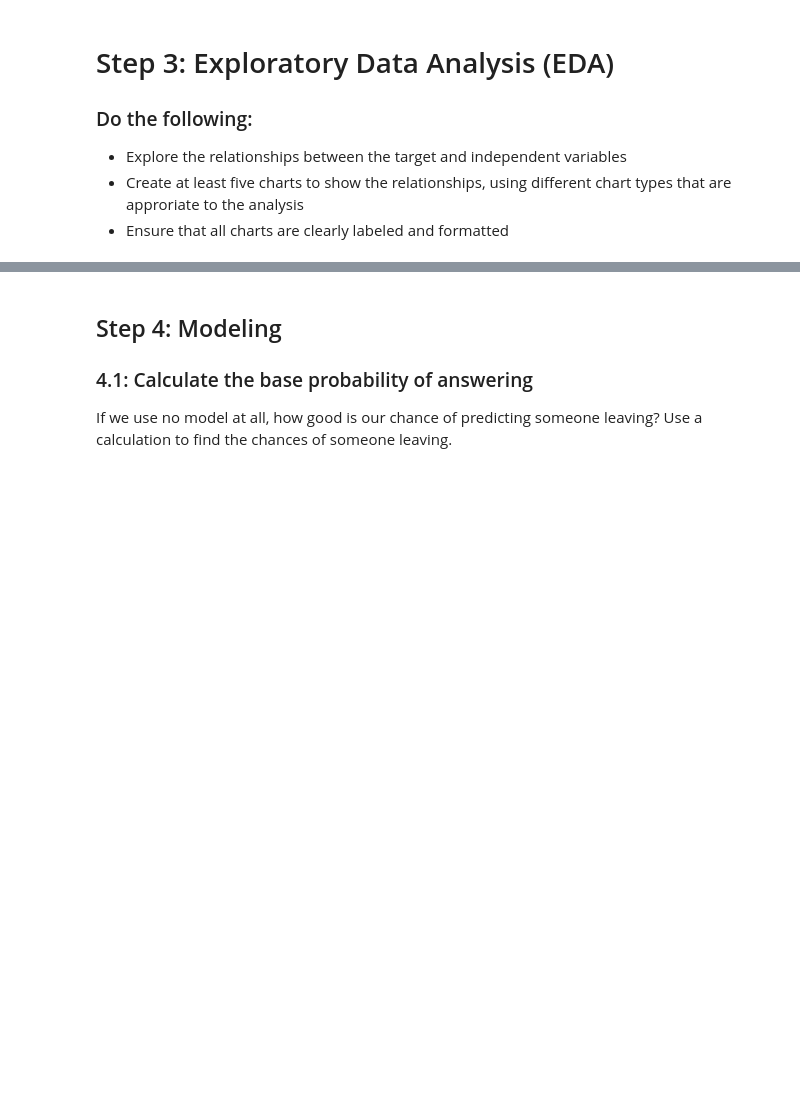
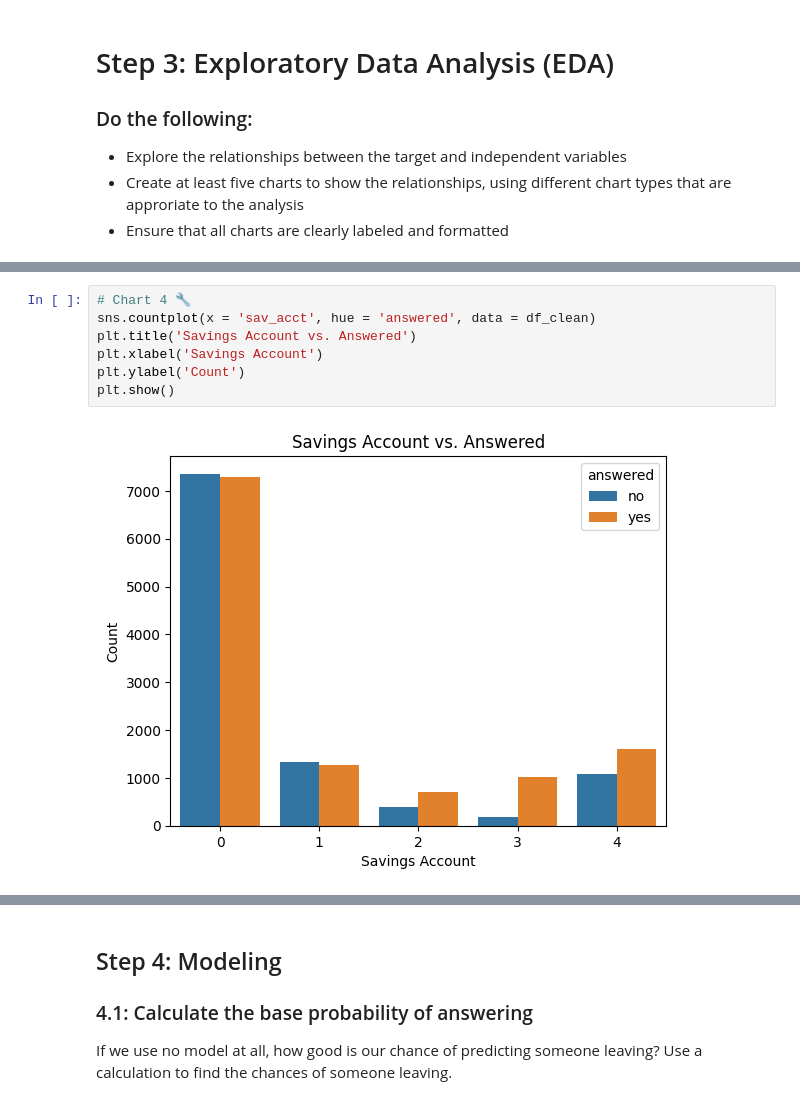
Before and after one commit to u1344368/IS4487, a Jupyter notebook: Assignments/assignment_10_classification.ipynb, the cells around one changed output, grey strips where cells are left out. Saved outputs shown, nothing was run; the diff lists cells and outputs as text; blank space fills up the shorter version.

```diff
--- a/Assignments/assignment_10_classification.ipynb
+++ b/Assignments/assignment_10_classification.ipynb
@@ -245,0 +271,9 @@ ValueError: List of boxplot statistics and `positions` values must have same the
+# %%
+# Chart 4 🔧
+sns.countplot(x = 'sav_acct', hue = 'answered', data = df_clean)
+plt.title('Savings Account vs. Answered')
+plt.xlabel('Savings Account')
+plt.ylabel('Count')
+plt.show()
+# %% [output]
+[figure, added]
```
Also changed, not shown: parts of 21 cells of this notebook.
